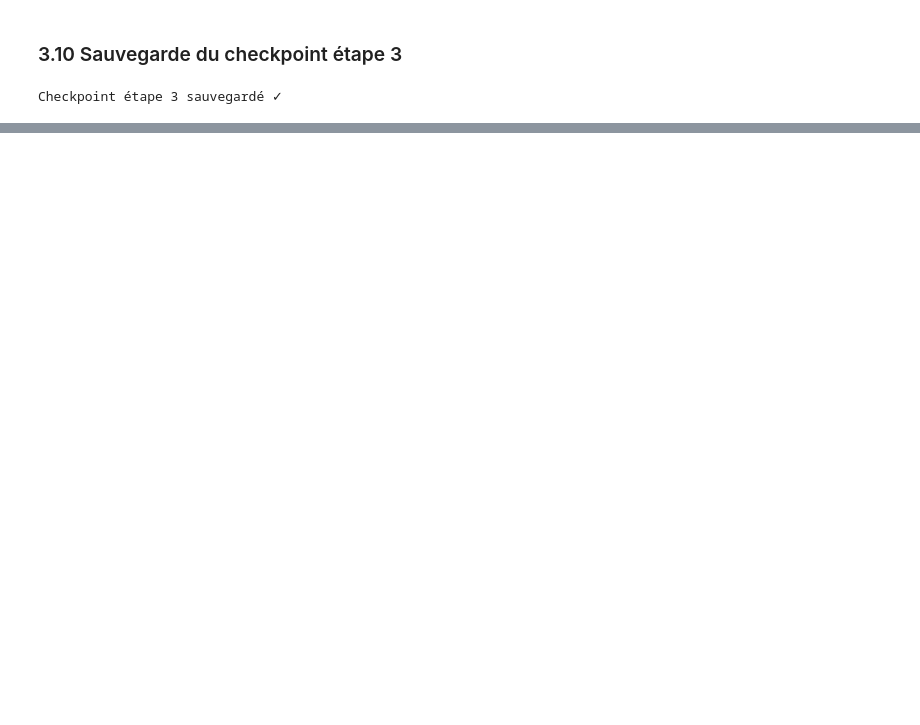
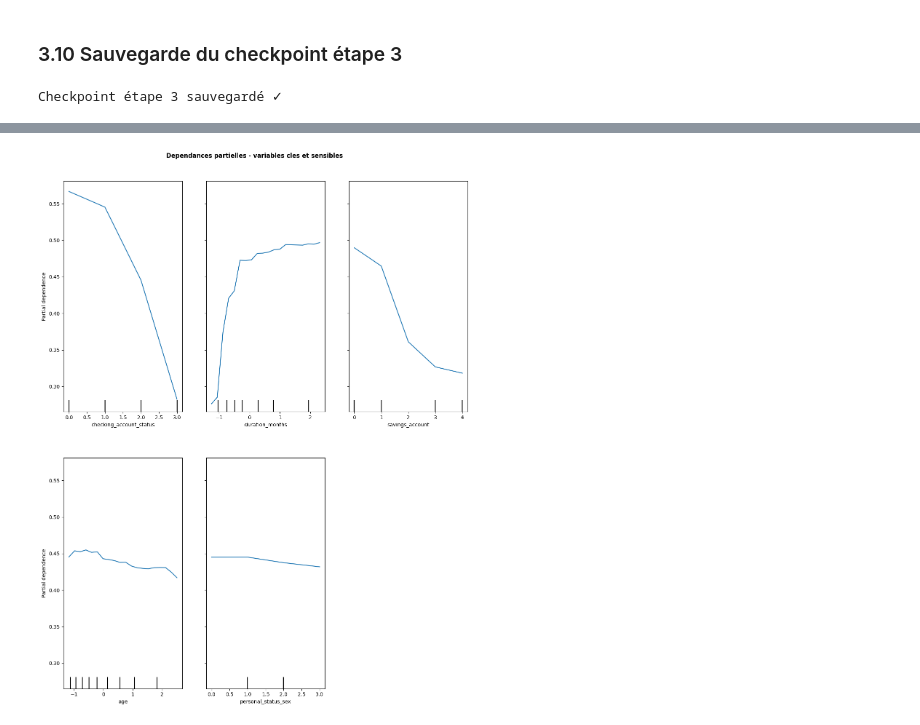
Before and after one commit to lounishamroun/credit-data-fairness, a Jupyter notebook: notebooks/fairness_notebook_Lina.ipynb, the cells around one changed output, grey strips where cells are left out. Drawn from its saved outputs; the diff is of its cells as text; code cells hidden in the pictures; blank space fills up the shorter version.

```diff
--- a/notebooks/fairness_notebook_Lina.ipynb
+++ b/notebooks/fairness_notebook_Lina.ipynb
@@ -596,0 +790,26 @@ Checkpoint étape 3 sauvegardé ✓
+# %%
+top_features = perm_importance.head(3)['feature'].tolist()
+for sensitive_feature in ['Attribute13', 'Attribute9']:
+    if sensitive_feature in feature_cols and sensitive_feature not in top_features:
+        top_features.append(sensitive_feature)
+
+# PartialDependenceDisplay expects either integer column positions or names that
+# exactly match the feature_names argument. We use positions and keep readable
+# labels through feature_names to avoid mismatches such as Attribute1 vs labels.
+top_feature_indices = [feature_cols.index(feature) for feature in top_features]
+display_feature_names = [feature_labels.get(c, c) for c in feature_cols]
+
+fig, ax = plt.subplots(figsize=(12, 3 * len(top_features)))
+PartialDependenceDisplay.from_estimator(
+    interpreted_model,
+    X_test_df,
+    features=top_feature_indices,
+    feature_names=display_feature_names,
+    ax=ax,
+    grid_resolution=20,
+)
+plt.suptitle('Dependances partielles - variables cles et sensibles', y=1.02, fontweight='bold')
+plt.tight_layout()
+plt.show()
+# %% [output]
+[figure, added]
```
Also changed, not shown: parts of 16 cells of this notebook, 5 other files.
